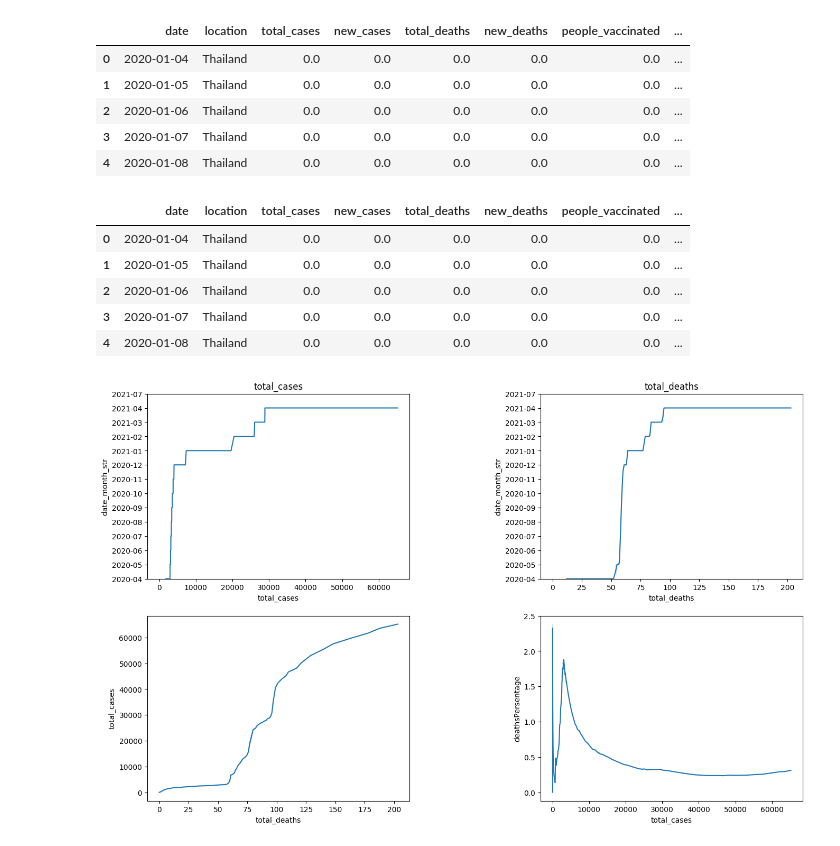
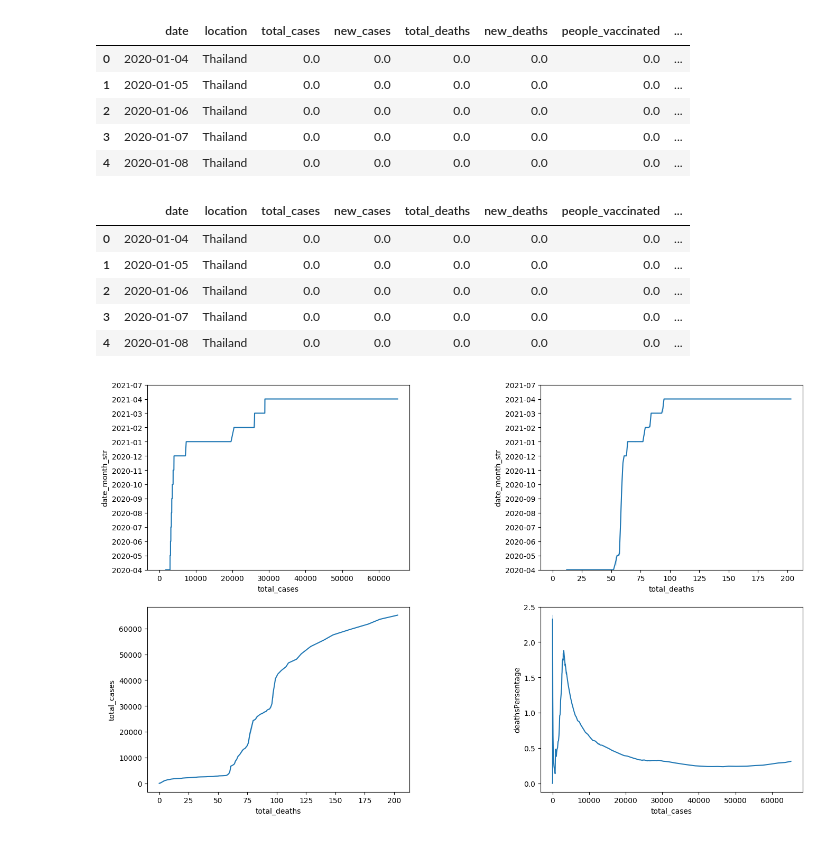
Before and after one commit to phnormalguy/Covid_Analysis_Project, a Jupyter notebook: pythonNotebook/covid_analysis.ipynb, the cells around one changed output. Drawn from its saved outputs; the diff is of its cells as text; code cells hidden in the pictures.

```diff
--- a/pythonNotebook/covid_analysis.ipynb
+++ b/pythonNotebook/covid_analysis.ipynb
@@ -261,33 +250,31 @@ dedTh['tempYlimDate'] = pd.to_datetime(dedTh['date_month_str'].values)
 dedTh['tempYlimDate']=dedTh.tempYlimDate+pd.DateOffset(months=3)
 dedTh['tempYlimDate']=dedTh['tempYlimDate'].dt.strftime('%Y-%m')
 dedTh.fillna(0)
 
 
 
 
 f,axs = plt.subplots(2,2,figsize=(16,10),gridspec_kw=dict(width_ratios=[4,4]))
 sns.lineplot(dedTh,y='date_month_str',x='total_cases',ax=axs[0,0])
 sns.lineplot(dedTh,y='date_month_str',x='total_deaths',ax=axs[0,1])
 sns.lineplot(dedTh,y='total_cases',x='total_deaths',ax=axs[1,0])
 axs[0,0].set_ylim(dedTh['tempYlimDate'].min(), dedTh['tempYlimDate'].max())
 axs[0,1].set_ylim(dedTh['tempYlimDate'].min(), dedTh['tempYlimDate'].max())
-axs[0,0].set(title='total_cases')
-axs[0,1].set(title='total_deaths')
 plt.subplots_adjust(wspace=0.5)
 
 
 #ทำ pertentage อัตราการตายต่อผู้ติดเชื้อ
 
 
 dedTh['deathsPersentage'] = (dedTh['total_deaths']/dedTh['total_cases'])*100
 sns.lineplot(dedTh,y='deathsPersentage',x='total_cases',ax=axs[1,1])
 
 dedTh.head(5)
 # %% [output]
 |  | date | location | total_cases | new_cases | total_deaths | new_deaths | people_vaccinated | ... |
 | 0 | 2020-01-04 | Thailand | 0.0 | 0.0 | 0.0 | 0.0 | 0.0 | ... |
 | 1 | 2020-01-05 | Thailand | 0.0 | 0.0 | 0.0 | 0.0 | 0.0 | ... |
 | 2 | 2020-01-06 | Thailand | 0.0 | 0.0 | 0.0 | 0.0 | 0.0 | ... |
 | 3 | 2020-01-07 | Thailand | 0.0 | 0.0 | 0.0 | 0.0 | 0.0 | ... |
 | 4 | 2020-01-08 | Thailand | 0.0 | 0.0 | 0.0 | 0.0 | 0.0 | ... |
-[figure, old version]
+[figure, new version]
```
Also changed, not shown: parts of 4 cells of this notebook.
